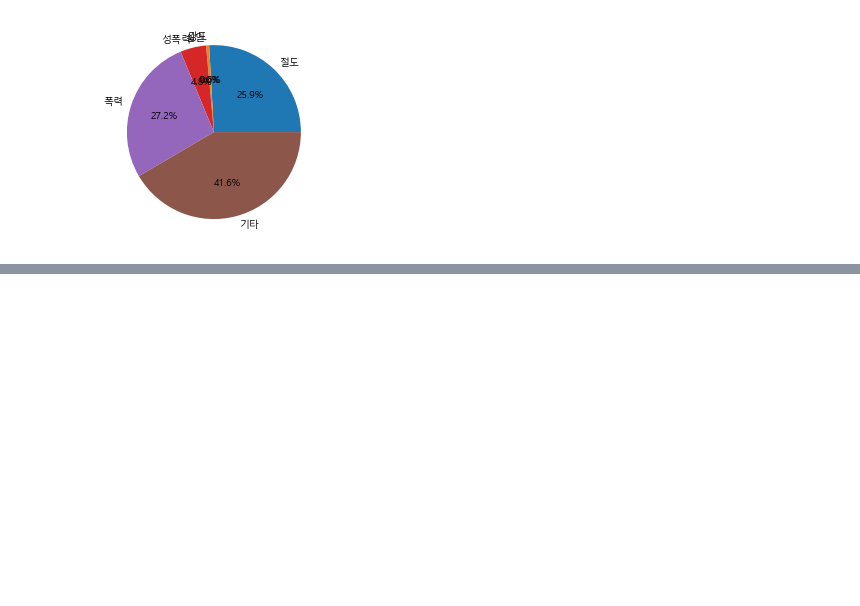
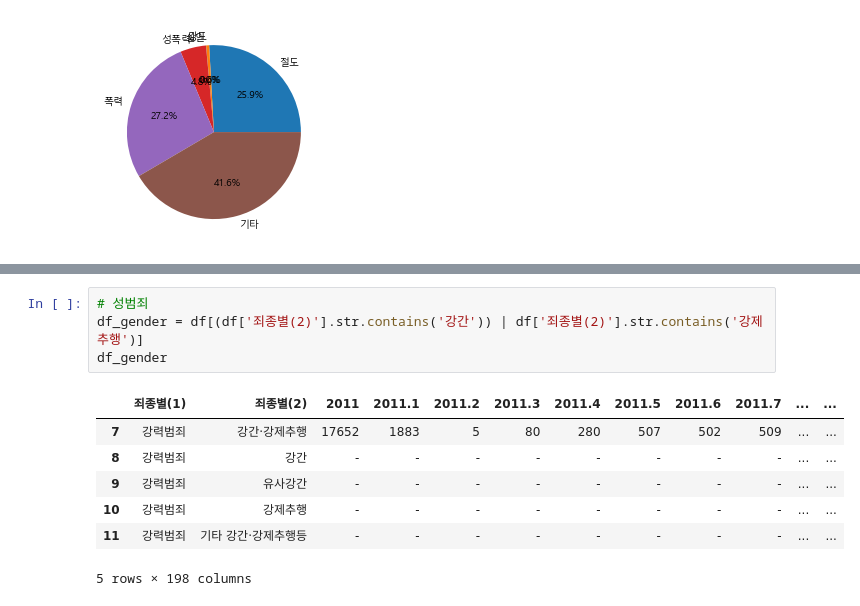
Before and after one commit to hkim11656/crime_analysis, a Jupyter notebook: 08_소년범죄 중 5대 강력범죄 비율.ipynb, the cells around one changed output, grey strips where cells are left out. Saved outputs shown, nothing was run; the diff lists cells and outputs as text; blank space fills up the shorter version.

```diff
--- a/08_소년범죄 중 5대 강력범죄 비율.ipynb
+++ b/08_소년범죄 중 5대 강력범죄 비율.ipynb
@@ -97,0 +145,12 @@ plt.show()
+# %%
+# 성범죄
+df_gender = df[(df['죄종별(2)'].str.contains('강간')) | df['죄종별(2)'].str.contains('강제추행')]
+df_gender
+# %% [output]
+|  | 죄종별(1) | 죄종별(2) | 2011 | 2011.1 | 2011.2 | 2011.3 | 2011.4 | 2011.5 | 2011.6 | 2011.7 | ... | ... |
+| 7 | 강력범죄 | 강간·강제추행 | 17652 | 1883 | 5 | 80 | 280 | 507 | 502 | 509 | ... | ... |
+| 8 | 강력범죄 | 강간 | - | - | - | - | - | - | - | - | ... | ... |
+| 9 | 강력범죄 | 유사강간 | - | - | - | - | - | - | - | - | ... | ... |
+| 10 | 강력범죄 | 강제추행 | - | - | - | - | - | - | - | - | ... | ... |
+| 11 | 강력범죄 | 기타 강간·강제추행등 | - | - | - | - | - | - | - | - | ... | ... |
+5 rows × 198 columns
```
Also changed, not shown: parts of 15 cells of this notebook, 1 other file.
